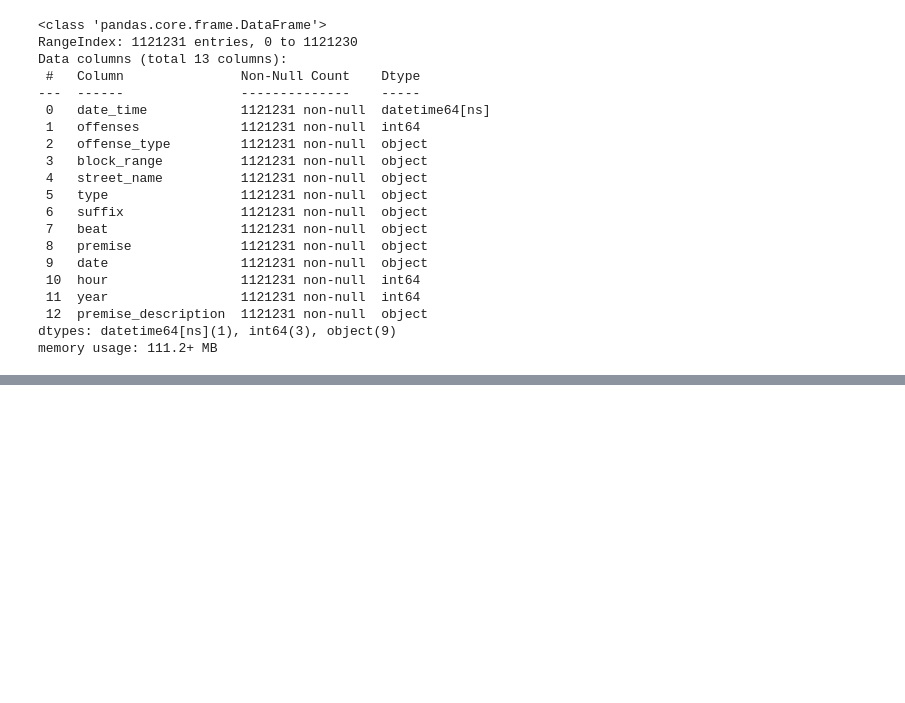
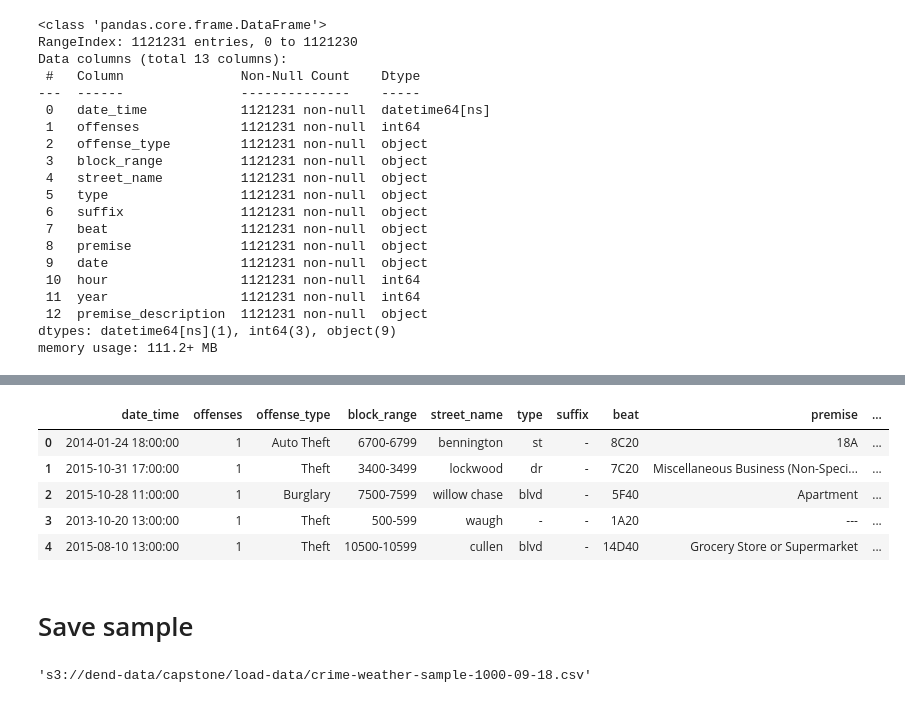
Before and after one commit to franksalas/dend-capstone, a Jupyter notebook: notebooks/02_CLEAN_DATA/crime_weather_merge.ipynb, the cells around one changed output, grey strips where cells are left out. Cells and saved outputs as stored; diff of their text form; code cells hidden in the pictures; blank space fills up the shorter version.

```diff
--- a/notebooks/02_CLEAN_DATA/crime_weather_merge.ipynb
+++ b/notebooks/02_CLEAN_DATA/crime_weather_merge.ipynb
@@ -412,0 +432,6 @@ memory usage: 111.2+ MB
+# %%
+%%time
+sample_1000 = df.sample(1000).reset_index(drop=True)
+sample_100 = df.sample(100).reset_index(drop=True)
+
+sample_1000.info()
@@ -412,0 +456,18 @@ memory usage: 111.2+ MB
+# %%
+sample_1000.head()
+# %% [output]
+|  | date_time | offenses | offense_type | block_range | street_name | type | suffix | beat | premise | ... |
+| 0 | 2014-01-24 18:00:00 | 1 | Auto Theft | 6700-6799 | bennington | st | - | 8C20 | 18A | ... |
+| 1 | 2015-10-31 17:00:00 | 1 | Theft | 3400-3499 | lockwood | dr | - | 7C20 | Miscellaneous Business (Non-Speci... | ... |
+| 2 | 2015-10-28 11:00:00 | 1 | Burglary | 7500-7599 | willow chase | blvd | - | 5F40 | Apartment | ... |
+| 3 | 2013-10-20 13:00:00 | 1 | Theft | 500-599 | waugh | - | - | 1A20 | --- | ... |
+| 4 | 2015-08-10 13:00:00 | 1 | Theft | 10500-10599 | cullen | blvd | - | 14D40 | Grocery Store or Supermarket | ... |
+# %% [markdown]
+# Save sample
+# %%
+bucket = 'dend-data'
+file_name = f'crime-weather-sample-1000-09-18.csv'
+path_to_save = f"s3://{bucket}/capstone/load-data/{file_name}"
+path_to_save
+# %% [output]
+'s3://dend-data/capstone/load-data/crime-weather-sample-1000-09-18.csv'
```
Also changed, not shown: parts of 10 cells of this notebook, 4 other files.
